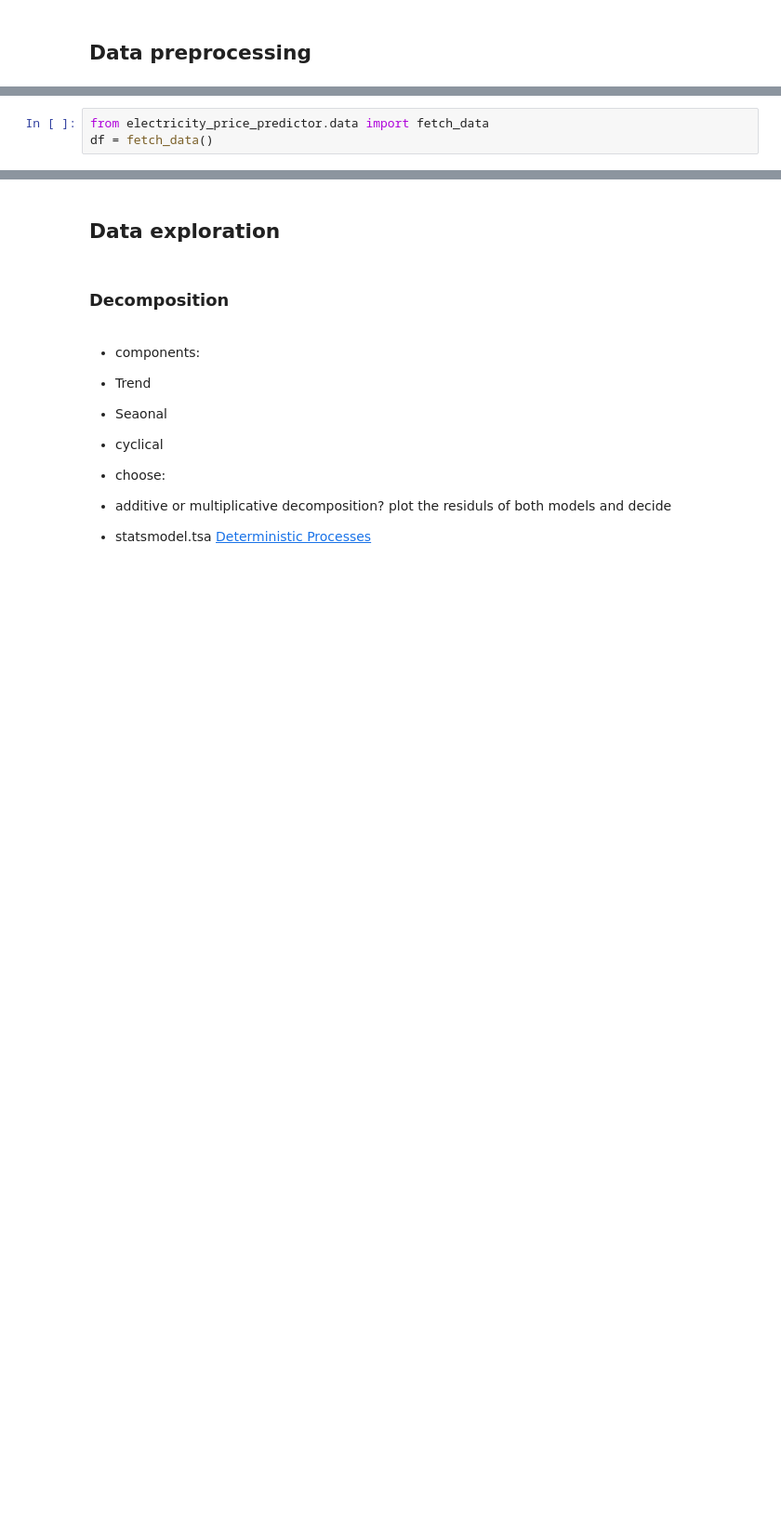
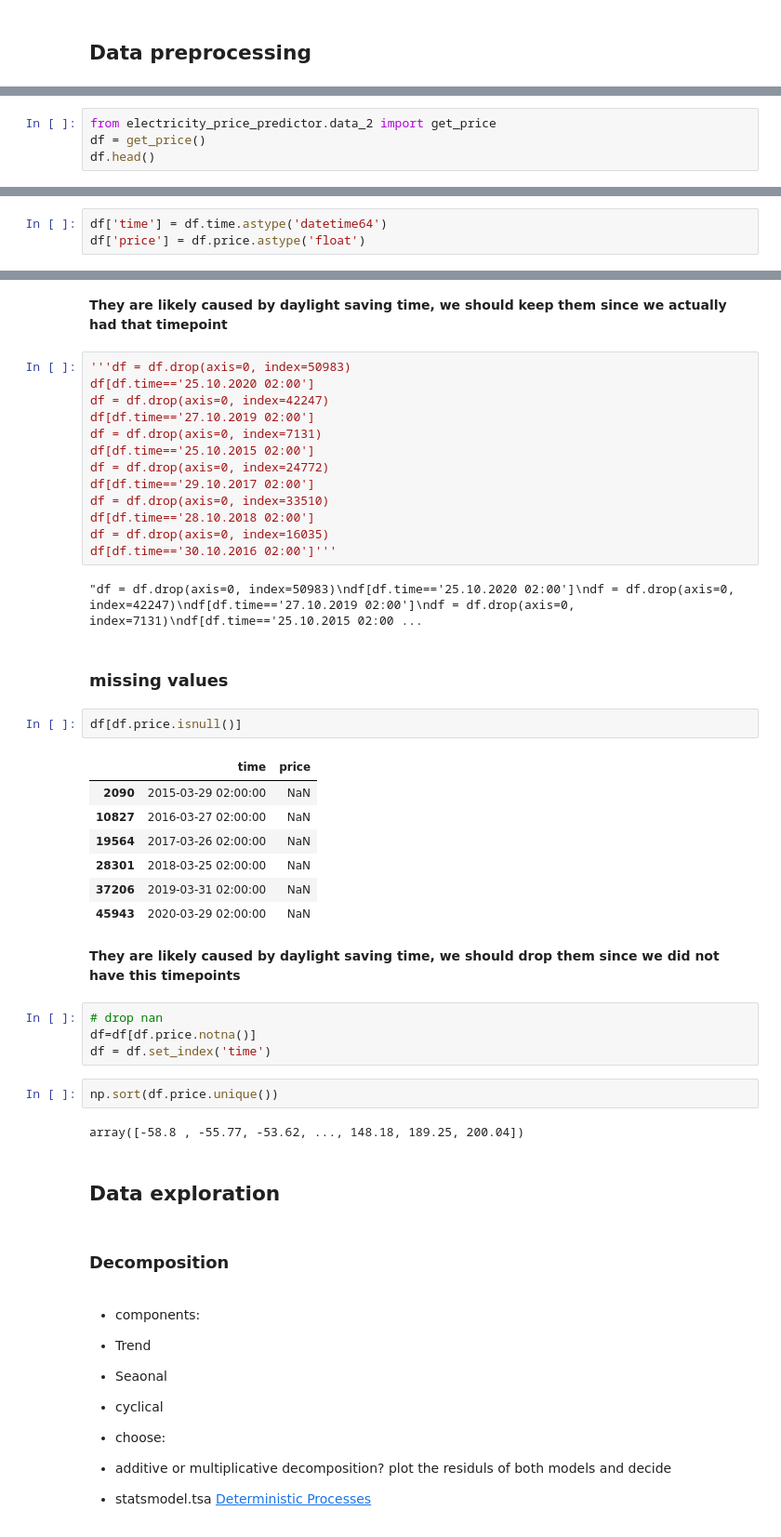
Before and after one commit to Guli-Y/ElectricityPricePredictor, a Jupyter notebook: notebooks/baseline_guli.ipynb, the cells around one changed output, grey strips where cells are left out. Shown: that part at 93% size. Saved outputs shown, nothing was run; the diff lists cells and outputs as text; blank space fills up the shorter version.

Commit message:
explored the data a little bit

```diff
--- a/notebooks/baseline_guli.ipynb
+++ b/notebooks/baseline_guli.ipynb
@@ -5,4 +13,5 @@
 # %%
-from electricity_price_predictor.data import fetch_data
-df = fetch_data()
+from electricity_price_predictor.data_2 import get_price
+df = get_price()
+df.head()
 # %% [output]
@@ -13,0 +24,3 @@ AttributeError: 'function' object has no attribute 'head'
+# %%
+df['time'] = df.time.astype('datetime64')
+df['price'] = df.price.astype('float')
@@ -14,3 +43,42 @@ AttributeError: 'function' object has no attribute 'head'
+# %% [markdown]
+**They are likely caused by daylight saving time, we should keep them since we actually had that timepoint**
+# %%
+'''df = df.drop(axis=0, index=50983)
+df[df.time=='25.10.2020 02:00']
+df = df.drop(axis=0, index=42247)
+df[df.time=='27.10.2019 02:00']
+df = df.drop(axis=0, index=7131)
+df[df.time=='25.10.2015 02:00']
+df = df.drop(axis=0, index=24772)
+df[df.time=='29.10.2017 02:00']
+df = df.drop(axis=0, index=33510)
+df[df.time=='28.10.2018 02:00']
+df = df.drop(axis=0, index=16035)
+df[df.time=='30.10.2016 02:00']'''
+# %% [output]
+"df = df.drop(axis=0, index=50983)\ndf[df.time=='25.10.2020 02:00']\ndf = df.drop(axis=0, index=42247)\ndf[df.time=='27.10.2019 02:00']\ndf = df.drop(axis=0, index=7131)\ndf[df.time=='25.10.2015 02:00 ...
+# %% [markdown]
+### missing values
+# %%
+df[df.price.isnull()]
+# %% [output]
+|  | time | price |
+| 2090 | 2015-03-29 02:00:00 | NaN |
+| 10827 | 2016-03-27 02:00:00 | NaN |
+| 19564 | 2017-03-26 02:00:00 | NaN |
+| 28301 | 2018-03-25 02:00:00 | NaN |
+| 37206 | 2019-03-31 02:00:00 | NaN |
+| 45943 | 2020-03-29 02:00:00 | NaN |
+# %% [markdown]
+**They are likely caused by daylight saving time, we should drop them since we did not have this timepoints**
+# %%
+# drop nan
+df=df[df.price.notna()]
+df = df.set_index('time')
+# %%
+np.sort(df.price.unique())
+# %% [output]
+array([-58.8 , -55.77, -53.62, ..., 148.18, 189.25, 200.04])
 # %% [markdown]
 ## Data exploration
 # %% [markdown]
```
Also changed, not shown: parts of 13 cells of this notebook, 1 other file.
